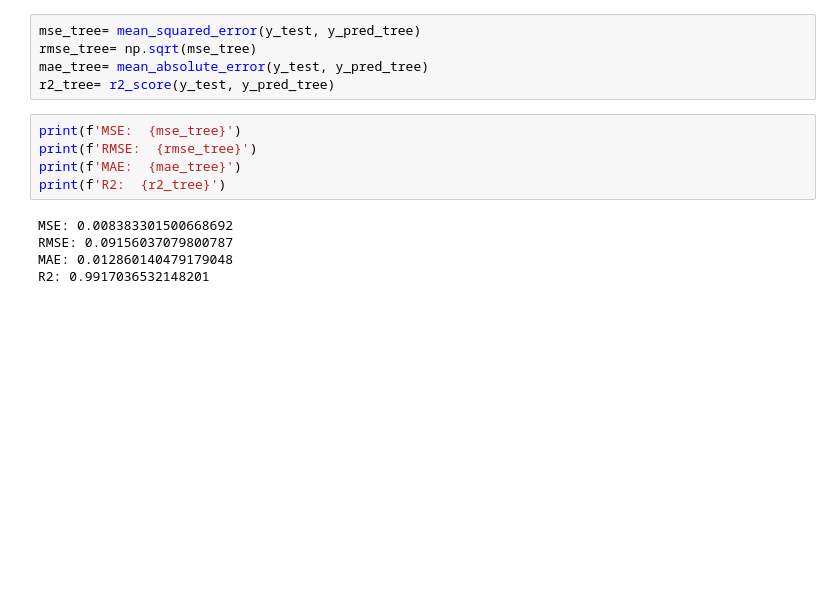
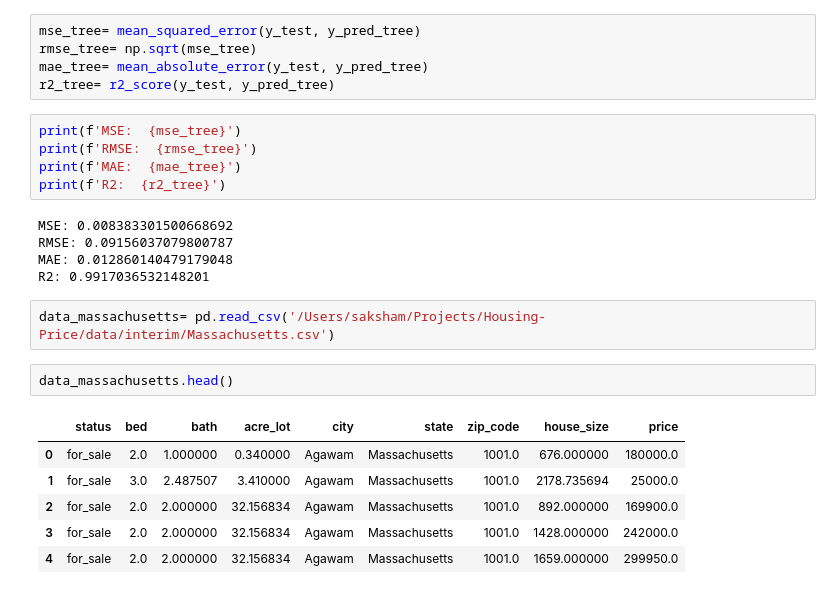
Before and after one commit to sakshamshahu/Housing-Price, a Jupyter notebook: notebook/modelling.ipynb, the cells around one changed output. Saved outputs shown, nothing was run; the diff lists cells and outputs as text; blank space fills up the shorter version.

Commit message:
feat: modelling massachusetts
Signed-off-by: sakshamshahu <sakshamshahu.work@gmail.com>

```diff
--- a/notebook/modelling.ipynb
+++ b/notebook/modelling.ipynb
@@ -268,3 +277,14 @@ MSE: 0.008383301500668692
 RMSE: 0.09156037079800787
 MAE: 0.012860140479179048
 R2: 0.9917036532148201
+# %%
+data_massachusetts= pd.read_csv('/Users/saksham/Projects/Housing-Price/data/interim/Massachusetts.csv')
+# %%
+data_massachusetts.head()
+# %% [output]
+|  | status | bed | bath | acre_lot | city | state | zip_code | house_size | price |
+| 0 | for_sale | 2.0 | 1.000000 | 0.340000 | Agawam | Massachusetts | 1001.0 | 676.000000 | 180000.0 |
+| 1 | for_sale | 3.0 | 2.487507 | 3.410000 | Agawam | Massachusetts | 1001.0 | 2178.735694 | 25000.0 |
+| 2 | for_sale | 2.0 | 2.000000 | 32.156834 | Agawam | Massachusetts | 1001.0 | 892.000000 | 169900.0 |
+| 3 | for_sale | 2.0 | 2.000000 | 32.156834 | Agawam | Massachusetts | 1001.0 | 1428.000000 | 242000.0 |
+| 4 | for_sale | 2.0 | 2.000000 | 32.156834 | Agawam | Massachusetts | 1001.0 | 1659.000000 | 299950.0 |
```
Also changed, not shown: parts of 10 cells of this notebook.
